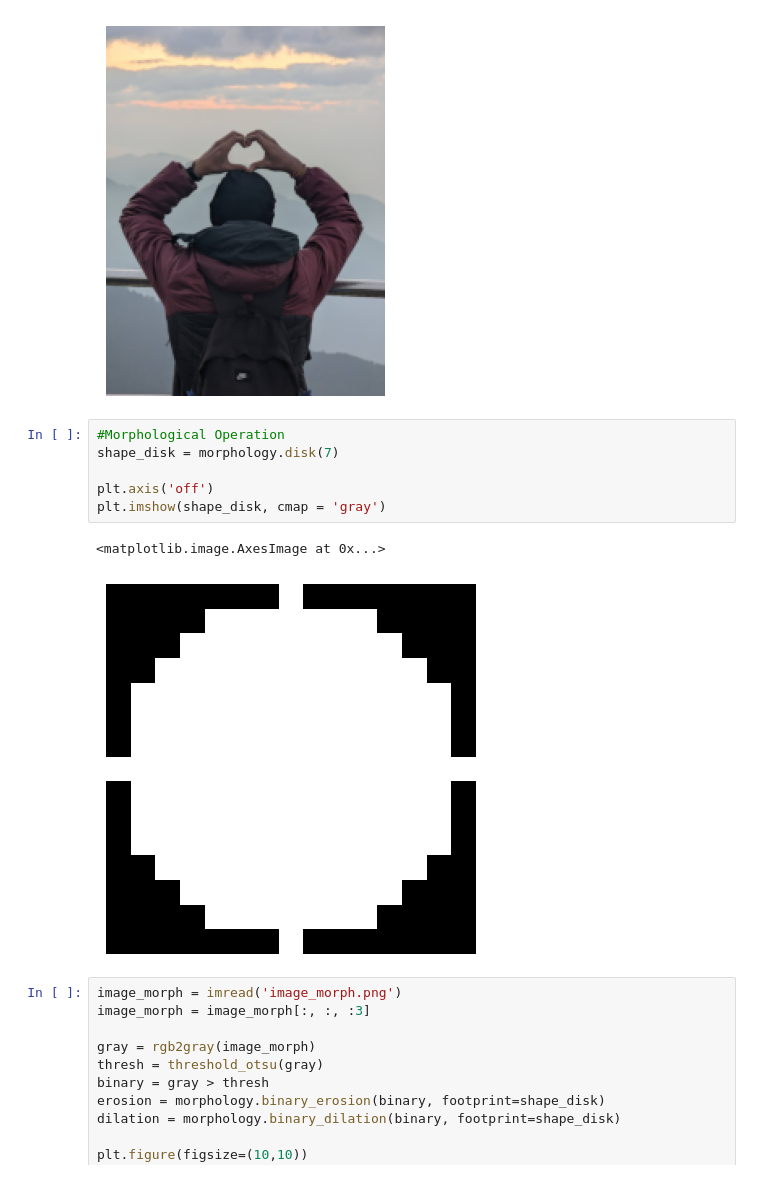
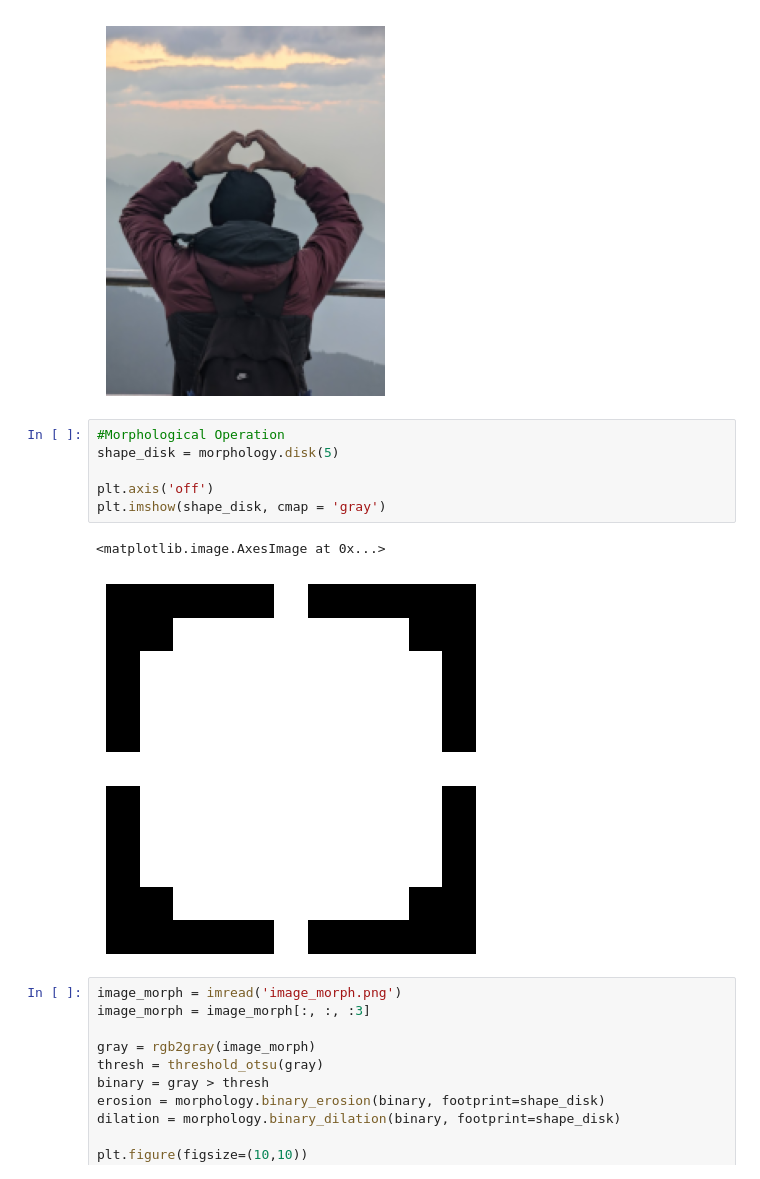
Before and after one commit to Abhijeet-KC/Image_Processing, a Jupyter notebook: Augmentation, Morphology and Restoration/Code.ipynb, the cells around one changed output. Drawn from its saved outputs; the diff is of its cells as text.

```diff
--- a/Augmentation, Morphology and Restoration/Code.ipynb
+++ b/Augmentation, Morphology and Restoration/Code.ipynb
@@ -231,13 +232,13 @@ plt.show()
 [figure]
 # %%
 #Morphological Operation
-shape_disk = morphology.disk(7)
+shape_disk = morphology.disk(5)
 
 plt.axis('off')
 plt.imshow(shape_disk, cmap = 'gray')
 # %% [output]
 <matplotlib.image.AxesImage at 0x...>
-[figure, old version]
+[figure, new version]
 # %%
 image_morph = imread('image_morph.png')
 image_morph = image_morph[:, :, :3]
```
Also changed, not shown: parts of 5 cells of this notebook.
